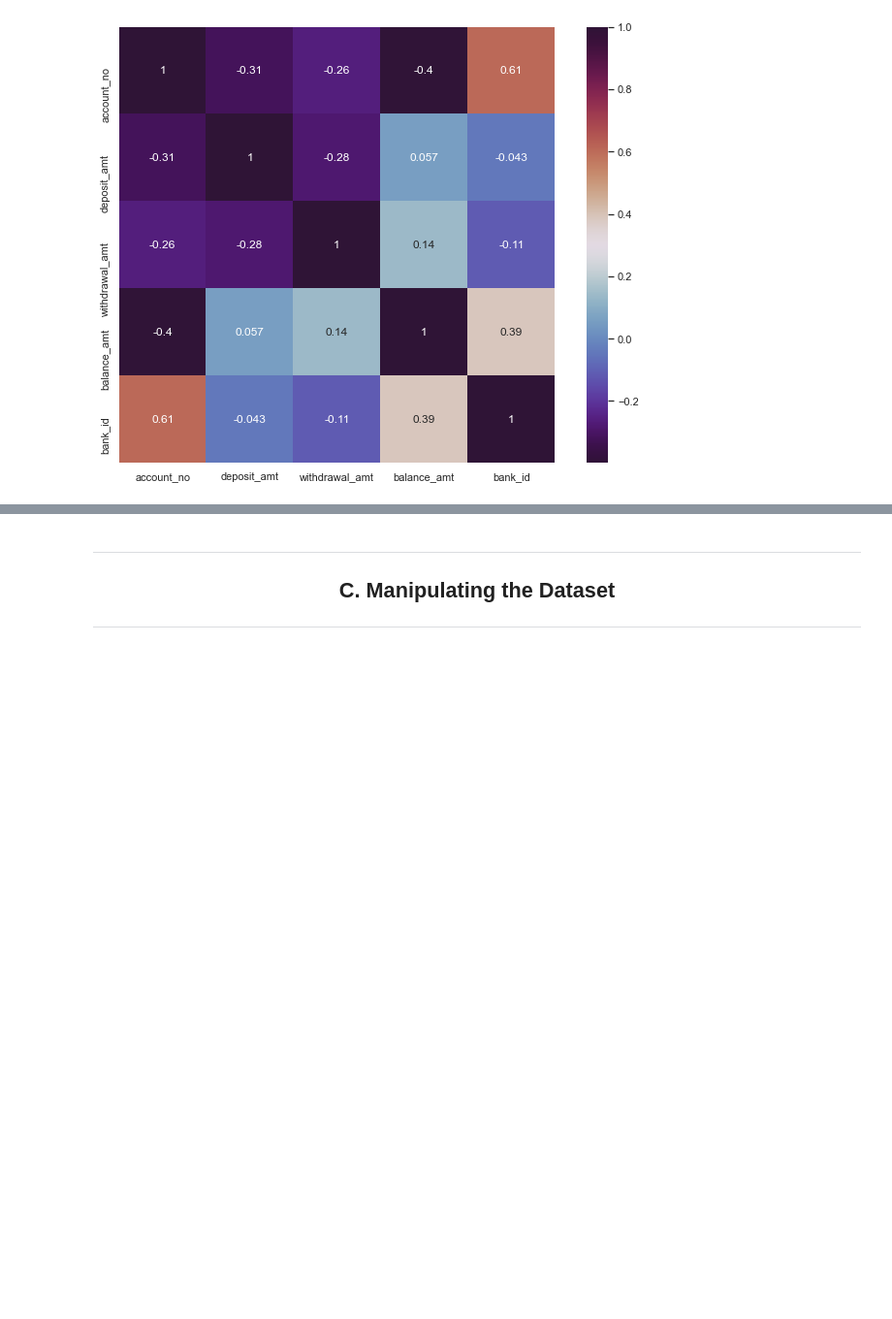
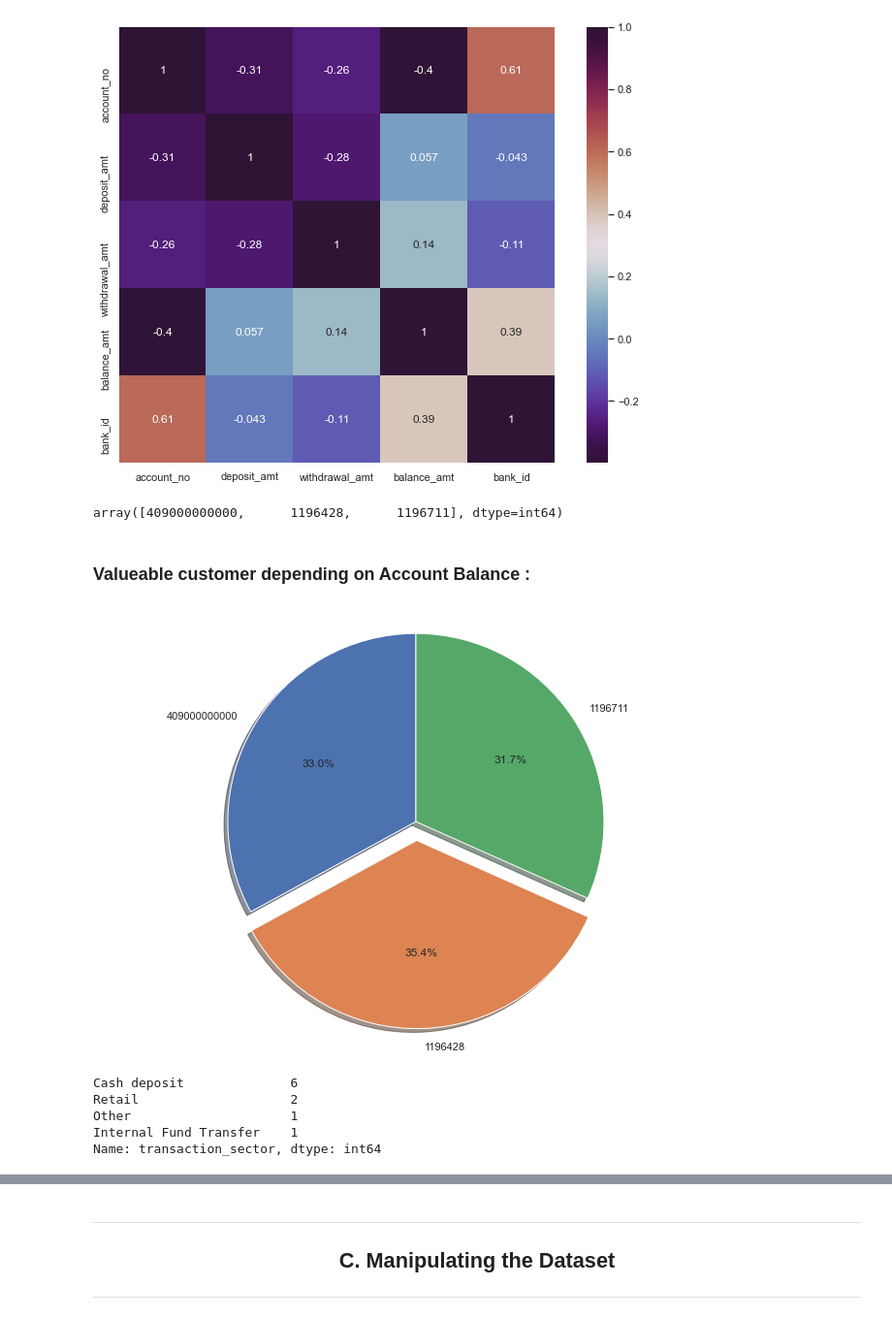
Before and after one commit to akashyanpure/Bank-Transactions-EDA, a Jupyter notebook: Akash_yanpure_Interview_task.ipynb, the cells around one changed output, grey strips where cells are left out. Shown: that part at 97% size. Cells and saved outputs as stored; diff of their text form; code cells hidden in the pictures; blank space fills up the shorter version.

```diff
--- a/Akash_yanpure_Interview_task.ipynb
+++ b/Akash_yanpure_Interview_task.ipynb
@@ -385,3 +401,35 @@ sn.heatmap(dataset3_df.corr(),square=True,annot=True,cmap= 'twilight_shifted')
 # %% [output]
 <matplotlib.axes._subplots.AxesSubplot at 0x...>
 [figure]
+# %%
+dataset3_df['account_no'].unique()
+# %% [output]
+array([409000000000,      1196428,      1196711], dtype=int64)
+# %% [markdown]
+### Valueable customer depending on Account Balance :
+# %%
+
+# Pie chart, where the slices will be ordered and plotted counter-clockwise:
+labels = dataset3_df['account_no'].unique()
+ac1 = dataset3_df['balance_amt'].where(dataset3_df['account_no'] == 409000000000).sum()
+ac2 = dataset3_df['balance_amt'].where(dataset3_df['account_no'] == 1196428).sum()
+ac3 = dataset3_df['balance_amt'].where(dataset3_df['account_no'] == 1196711).sum()
+sizes = [ac1,ac2,ac3]
+explode = (0, 0.1, 0)  # only "explode" the 2nd slice (i.e. 'Hogs')
+
+fig1, ax1 = plt.subplots()
+ax1.pie(sizes, explode=explode, labels=labels, autopct='%1.1f%%',
+        shadow=True, startangle=90)
+ax1.axis('equal')  # Equal aspect ratio ensures that pie is drawn as a circle.
+
+plt.show()
+# %% [output]
+[figure, added]
+# %%
+dataset3_df['transaction_sector'].value_counts()
+# %% [output]
+Cash deposit              6
+Retail                    2
+Other                     1
+Internal Fund Transfer    1
+Name: transaction_sector, dtype: int64
```
Also changed, not shown: parts of 13 cells of this notebook.
